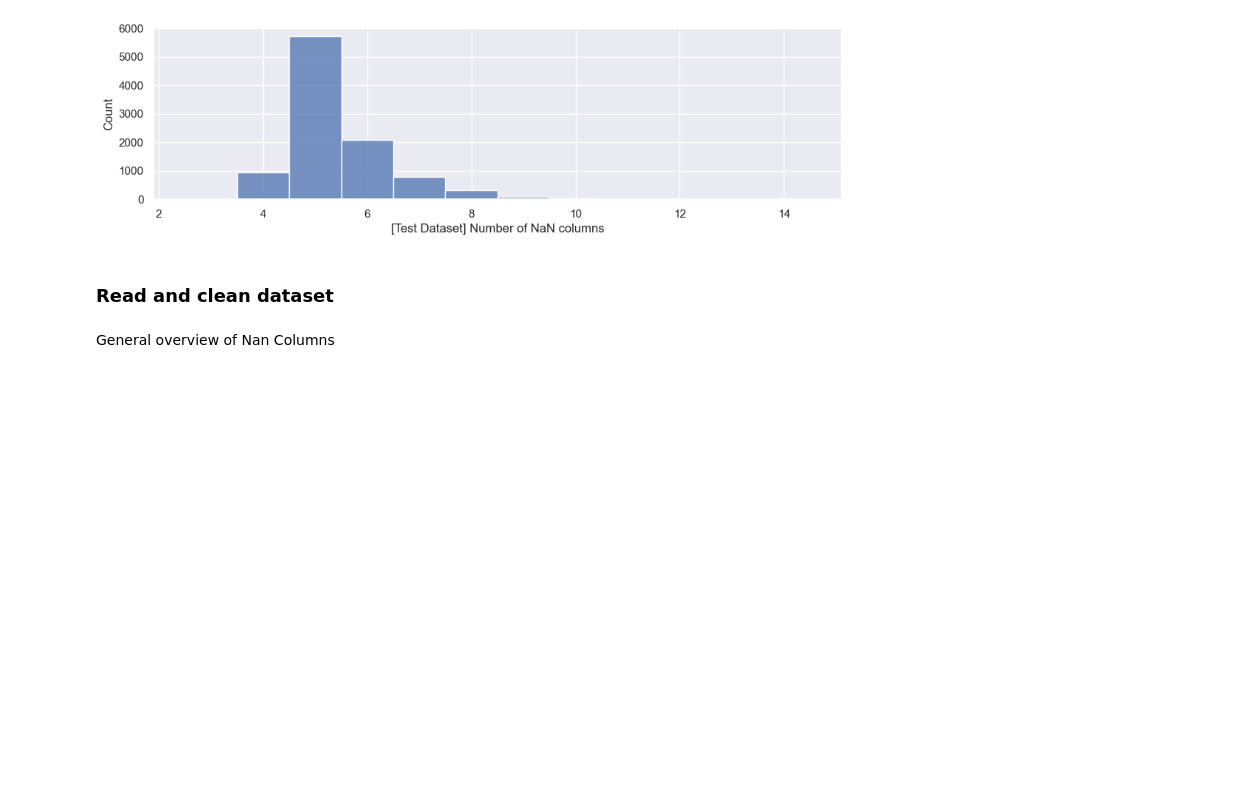
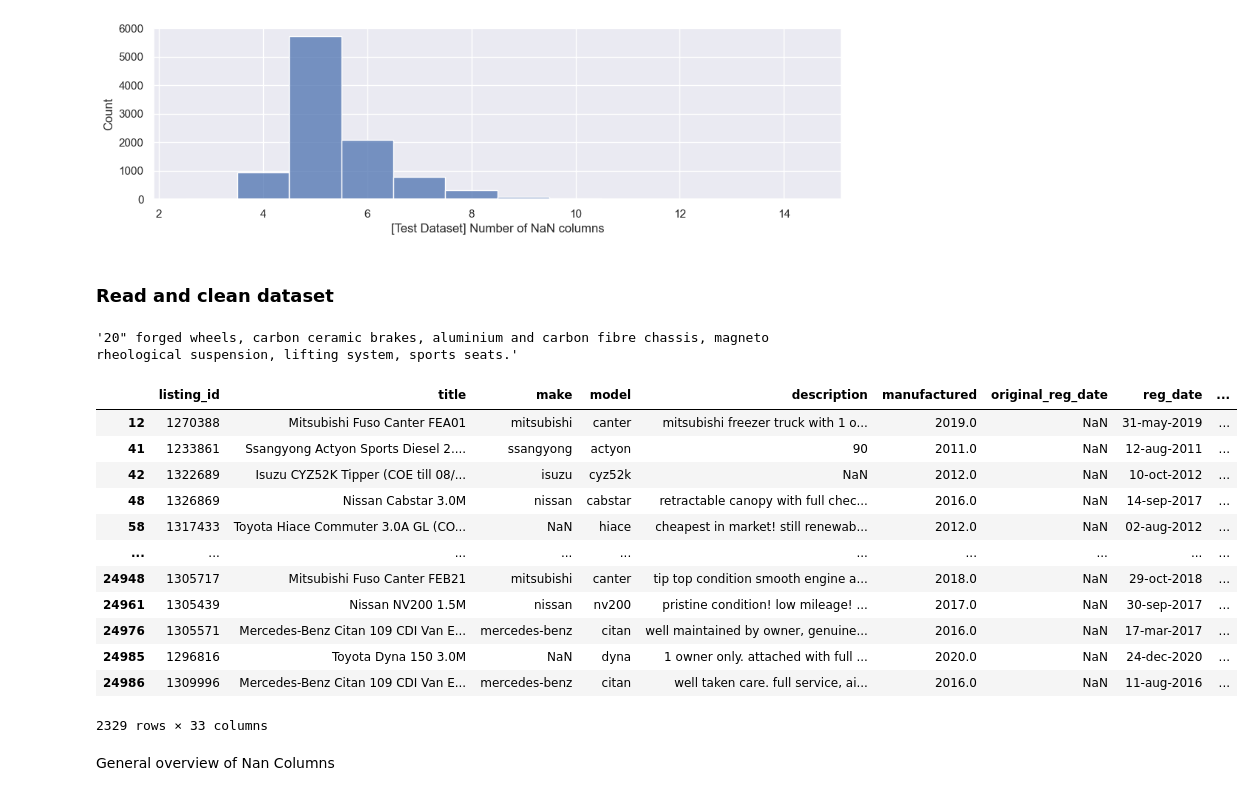
Before and after one commit to melloo21/CS5228_project, a Jupyter notebook: Combined_EDA.ipynb, the cells around one changed output. Drawn from its saved outputs; the diff is of its cells as text; code cells hidden in the pictures; blank space fills up the shorter version.

```diff
--- a/Combined_EDA.ipynb
+++ b/Combined_EDA.ipynb
@@ -52,6 +57,26 @@ plt.show()
 [figure]
 # %% [markdown]
 ### Read and clean dataset
+# %%
+orig_df.accessories.iloc[6]
+# %% [output]
+'20" forged wheels, carbon ceramic brakes, aluminium and carbon fibre chassis, magneto rheological suspension, lifting system, sports seats.'
+# %%
+orig_df[~orig_df.lifespan.isna()]
+# %% [output]
+|  | listing_id | title | make | model | description | manufactured | original_reg_date | reg_date | ... |
+| 12 | 1270388 | Mitsubishi Fuso Canter FEA01 | mitsubishi | canter | mitsubishi freezer truck with 1 o... | 2019.0 | NaN | 31-may-2019 | ... |
+| 41 | 1233861 | Ssangyong Actyon Sports Diesel 2.... | ssangyong | actyon | 90 | 2011.0 | NaN | 12-aug-2011 | ... |
+| 42 | 1322689 | Isuzu CYZ52K Tipper (COE till 08/... | isuzu | cyz52k | NaN | 2012.0 | NaN | 10-oct-2012 | ... |
+| 48 | 1326869 | Nissan Cabstar 3.0M | nissan | cabstar | retractable canopy with full chec... | 2016.0 | NaN | 14-sep-2017 | ... |
+| 58 | 1317433 | Toyota Hiace Commuter 3.0A GL (CO... | NaN | hiace | cheapest in market! still renewab... | 2012.0 | NaN | 02-aug-2012 | ... |
+| ... | ... | ... | ... | ... | ... | ... | ... | ... | ... |
+| 24948 | 1305717 | Mitsubishi Fuso Canter FEB21 | mitsubishi | canter | tip top condition smooth engine a... | 2018.0 | NaN | 29-oct-2018 | ... |
+| 24961 | 1305439 | Nissan NV200 1.5M | nissan | nv200 | pristine condition! low mileage! ... | 2017.0 | NaN | 30-sep-2017 | ... |
+| 24976 | 1305571 | Mercedes-Benz Citan 109 CDI Van E... | mercedes-benz | citan | well maintained by owner, genuine... | 2016.0 | NaN | 17-mar-2017 | ... |
+| 24985 | 1296816 | Toyota Dyna 150 3.0M | NaN | dyna | 1 owner only. attached with full ... | 2020.0 | NaN | 24-dec-2020 | ... |
+| 24986 | 1309996 | Mercedes-Benz Citan 109 CDI Van E... | mercedes-benz | citan | well taken care. full service, ai... | 2016.0 | NaN | 11-aug-2016 | ... |
+2329 rows × 33 columns
 # %%
 orig_df = pd.read_csv(r"./dataset/train.csv")
 
```
Also changed, not shown: parts of 3 cells of this notebook, 1 other file.
